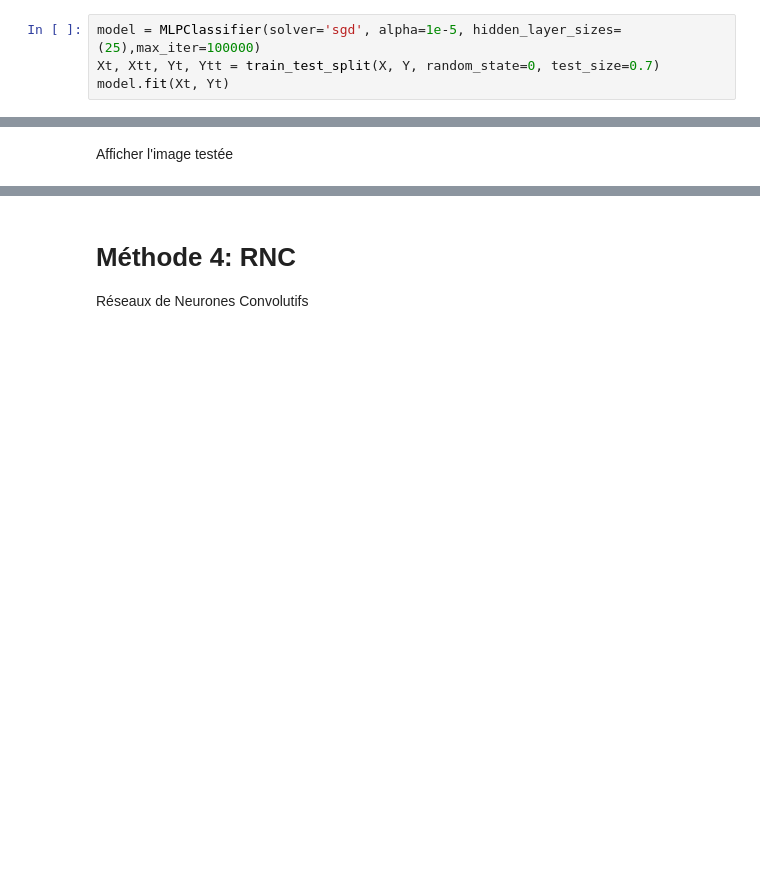
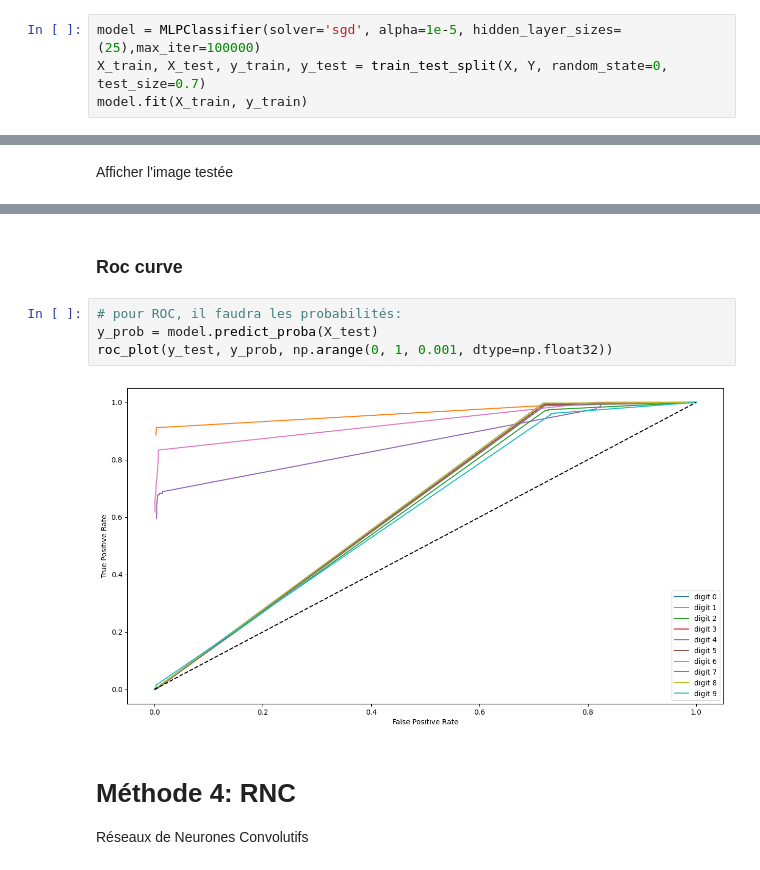
Before and after one commit to Maria-Djadi01/TP-AARN, a Jupyter notebook: TP1/TP 1.ipynb, the cells around one changed output, grey strips where cells are left out. Cells and saved outputs as stored; diff of their text form; blank space fills up the shorter version.

```diff
--- a/TP1/TP 1.ipynb
+++ b/TP1/TP 1.ipynb
@@ -239,8 +330,8 @@ plt.imshow(a,cmap='gray')
 Réseaux de neurones Perceptron
 # %%
 model = MLPClassifier(solver='sgd', alpha=1e-5, hidden_layer_sizes=(25),max_iter=100000)
-Xt, Xtt, Yt, Ytt = train_test_split(X, Y, random_state=0, test_size=0.7)
-model.fit(Xt, Yt)
+X_train, X_test, y_train, y_test = train_test_split(X, Y, random_state=0, test_size=0.7)
+model.fit(X_train, y_train)
 # %% [output]
 MLPClassifier(alpha=1e-05, hidden_layer_sizes=25, max_iter=100000, solver='sgd')
 # %%
@@ -269,3 +367,11 @@ plt.imshow(a,cmap='gray')
+# %% [markdown]
+### Roc curve
+# %%
+# pour ROC, il faudra les probabilités:
+y_prob = model.predict_proba(X_test)
+roc_plot(y_test, y_prob, np.arange(0, 1, 0.001, dtype=np.float32))
+# %% [output]
+[figure, added]
 # %% [markdown]
 # Méthode 4: RNC
 Réseaux de Neurones Convolutifs
```
Also changed, not shown: parts of 30 cells of this notebook.
